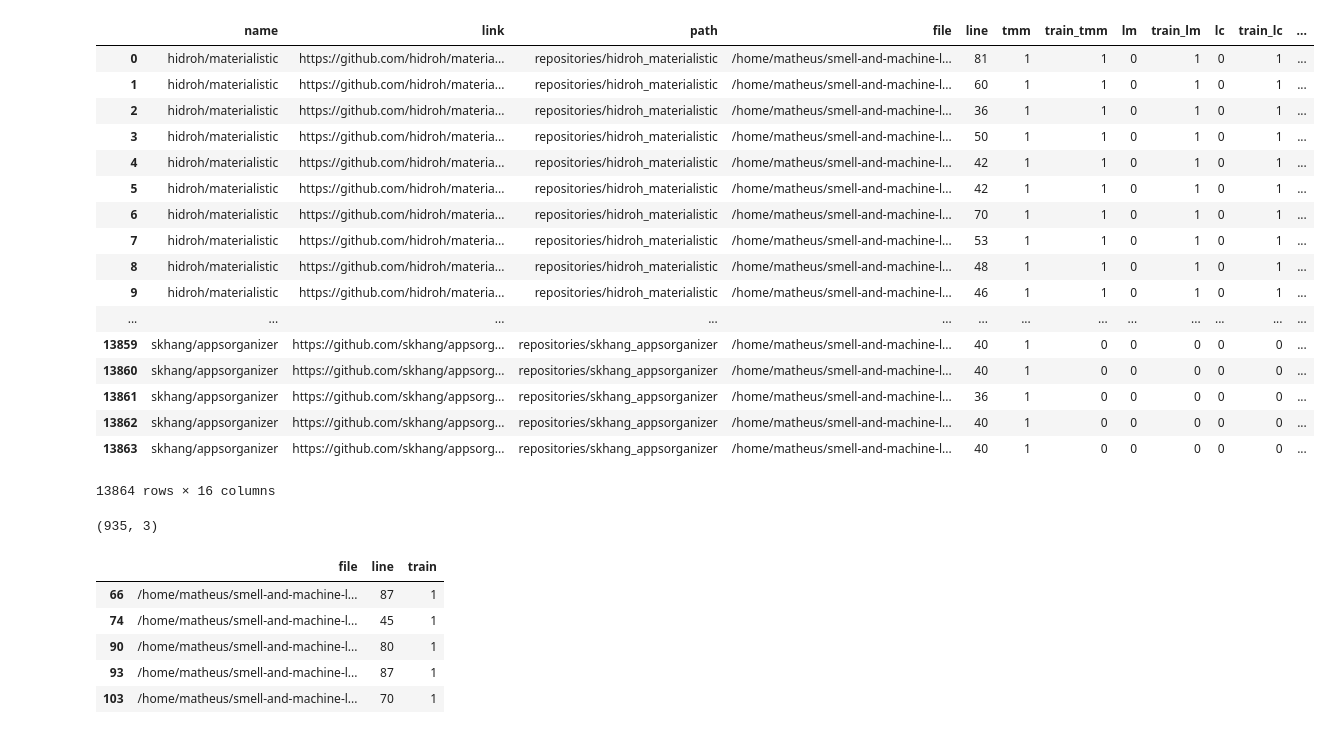
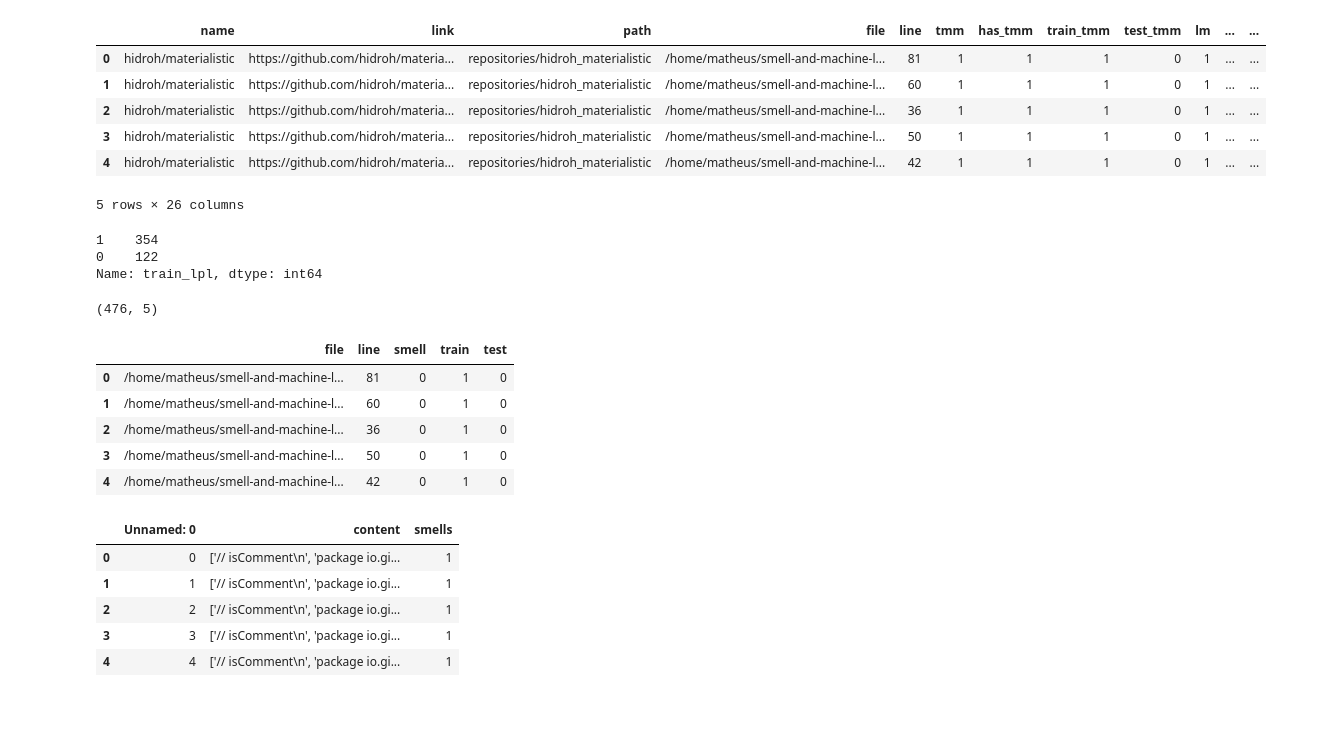
Before and after one commit to cmFodWx5YWRhdjEyMTA5/smell-and-machine-learning, a Jupyter notebook: Exp1.ipynb, the cells around one changed output. Drawn from its saved outputs; the diff is of its cells as text; code cells hidden in the pictures; blank space fills up the shorter version.

Commit message:
dataset train and test

```diff
--- a/Exp1.ipynb
+++ b/Exp1.ipynb
@@ -3,24 +4,19 @@ import pandas as pd
 # %%
-df = pd.read_csv('data/dataset_final_train.csv', sep=';', index_col=0)
+df = pd.read_csv('data/dataset_final_train_new.csv', sep=',', index_col=0)
 # %%
-df
+df.head()
 # %% [output]
-|  | name | link | path | file | line | tmm | train_tmm | lm | train_lm | lc | train_lc | ... |
-| 0 | hidroh/materialistic | https://github.com/hidroh/materia... | repositories/hidroh_materialistic | /home/matheus/smell-and-machine-l... | 81 | 1 | 1 | 0 | 1 | 0 | 1 | ... |
-| 1 | hidroh/materialistic | https://github.com/hidroh/materia... | repositories/hidroh_materialistic | /home/matheus/smell-and-machine-l... | 60 | 1 | 1 | 0 | 1 | 0 | 1 | ... |
-| 2 | hidroh/materialistic | https://github.com/hidroh/materia... | repositories/hidroh_materialistic | /home/matheus/smell-and-machine-l... | 36 | 1 | 1 | 0 | 1 | 0 | 1 | ... |
-| 3 | hidroh/materialistic | https://github.com/hidroh/materia... | repositories/hidroh_materialistic | /home/matheus/smell-and-machine-l... | 50 | 1 | 1 | 0 | 1 | 0 | 1 | ... |
-| 4 | hidroh/materialistic | https://github.com/hidroh/materia... | repositories/hidroh_materialistic | /home/matheus/smell-and-machine-l... | 42 | 1 | 1 | 0 | 1 | 0 | 1 | ... |
-| 5 | hidroh/materialistic | https://github.com/hidroh/materia... | repositories/hidroh_materialistic | /home/matheus/smell-and-machine-l... | 42 | 1 | 1 | 0 | 1 | 0 | 1 | ... |
-| 6 | hidroh/materialistic | https://github.com/hidroh/materia... | repositories/hidroh_materialistic | /home/matheus/smell-and-machine-l... | 70 | 1 | 1 | 0 | 1 | 0 | 1 | ... |
-| 7 | hidroh/materialistic | https://github.com/hidroh/materia... | repositories/hidroh_materialistic | /home/matheus/smell-and-machine-l... | 53 | 1 | 1 | 0 | 1 | 0 | 1 | ... |
-| 8 | hidroh/materialistic | https://github.com/hidroh/materia... | repositories/hidroh_materialistic | /home/matheus/smell-and-machine-l... | 48 | 1 | 1 | 0 | 1 | 0 | 1 | ... |
-| 9 | hidroh/materialistic | https://github.com/hidroh/materia... | repositories/hidroh_materialistic | /home/matheus/smell-and-machine-l... | 46 | 1 | 1 | 0 | 1 | 0 | 1 | ... |
-| ... | ... | ... | ... | ... | ... | ... | ... | ... | ... | ... | ... | ... |
-| 13859 | skhang/appsorganizer | https://github.com/skhang/appsorg... | repositories/skhang_appsorganizer | /home/matheus/smell-and-machine-l... | 40 | 1 | 0 | 0 | 0 | 0 | 0 | ... |
-| 13860 | skhang/appsorganizer | https://github.com/skhang/appsorg... | repositories/skhang_appsorganizer | /home/matheus/smell-and-machine-l... | 40 | 1 | 0 | 0 | 0 | 0 | 0 | ... |
-| 13861 | skhang/appsorganizer | https://github.com/skhang/appsorg... | repositories/skhang_appsorganizer | /home/matheus/smell-and-machine-l... | 36 | 1 | 0 | 0 | 0 | 0 | 0 | ... |
-| 13862 | skhang/appsorganizer | https://github.com/skhang/appsorg... | repositories/skhang_appsorganizer | /home/matheus/smell-and-machine-l... | 40 | 1 | 0 | 0 | 0 | 0 | 0 | ... |
-| 13863 | skhang/appsorganizer | https://github.com/skhang/appsorg... | repositories/skhang_appsorganizer | /home/matheus/smell-and-machine-l... | 40 | 1 | 0 | 0 | 0 | 0 | 0 | ... |
+|  | name | link | path | file | line | tmm | has_tmm | train_tmm | test_tmm | lm | ... | ... |
+| 0 | hidroh/materialistic | https://github.com/hidroh/materia... | repositories/hidroh_materialistic | /home/matheus/smell-and-machine-l... | 81 | 1 | 1 | 1 | 0 | 1 | ... | ... |
+| 1 | hidroh/materialistic | https://github.com/hidroh/materia... | repositories/hidroh_materialistic | /home/matheus/smell-and-machine-l... | 60 | 1 | 1 | 1 | 0 | 1 | ... | ... |
+| 2 | hidroh/materialistic | https://github.com/hidroh/materia... | repositories/hidroh_materialistic | /home/matheus/smell-and-machine-l... | 36 | 1 | 1 | 1 | 0 | 1 | ... | ... |
+| 3 | hidroh/materialistic | https://github.com/hidroh/materia... | repositories/hidroh_materialistic | /home/matheus/smell-and-machine-l... | 50 | 1 | 1 | 1 | 0 | 1 | ... | ... |
+| 4 | hidroh/materialistic | https://github.com/hidroh/materia... | repositories/hidroh_materialistic | /home/matheus/smell-and-machine-l... | 42 | 1 | 1 | 1 | 0 | 1 | ... | ... |
-13864 rows × 16 columns
+5 rows × 26 columns
+# %%
+df[df['lpl'] == 1]['train_lpl'].value_counts()
+# %% [output]
+1    354
+0    122
+Name: train_lpl, dtype: int64
 # %%
@@ -39,14 +52,14 @@ lpl_data = prepare_dataframes(df, 'lpl')
 # %%
-print(lc_data.shape)
-lc_data.head()
+print(lpl_data.shape)
+lpl_data.head()
 # %% [output]
-(935, 3)
+(476, 5)
-|  | file | line | train |
-| 66 | /home/matheus/smell-and-machine-l... | 87 | 1 |
-| 74 | /home/matheus/smell-and-machine-l... | 45 | 1 |
-| 90 | /home/matheus/smell-and-machine-l... | 80 | 1 |
-| 93 | /home/matheus/smell-and-machine-l... | 87 | 1 |
-| 103 | /home/matheus/smell-and-machine-l... | 70 | 1 |
+|  | file | line | smell | train | test |
+| 0 | /home/matheus/smell-and-machine-l... | 81 | 0 | 1 | 0 |
+| 1 | /home/matheus/smell-and-machine-l... | 60 | 0 | 1 | 0 |
+| 2 | /home/matheus/smell-and-machine-l... | 36 | 0 | 1 | 0 |
+| 3 | /home/matheus/smell-and-machine-l... | 50 | 0 | 1 | 0 |
+| 4 | /home/matheus/smell-and-machine-l... | 42 | 0 | 1 | 0 |
 # %%
 def prepare_path(path):
     return path.replace('/home/matheus/smell-and-machine-learning/', 'data/')
@@ -68,0 +105,9 @@ for index, row in tmm_data.iterrows():
+# %%
+data.head()
+# %% [output]
+|  | Unnamed: 0 | content | smells |
+| 0 | 0 | ['// isComment\n', 'package io.gi... | 1 |
+| 1 | 1 | ['// isComment\n', 'package io.gi... | 1 |
+| 2 | 2 | ['// isComment\n', 'package io.gi... | 1 |
+| 3 | 3 | ['// isComment\n', 'package io.gi... | 1 |
+| 4 | 4 | ['// isComment\n', 'package io.gi... | 1 |
```
Also changed, not shown: parts of 8 cells of this notebook, 2 other files.
